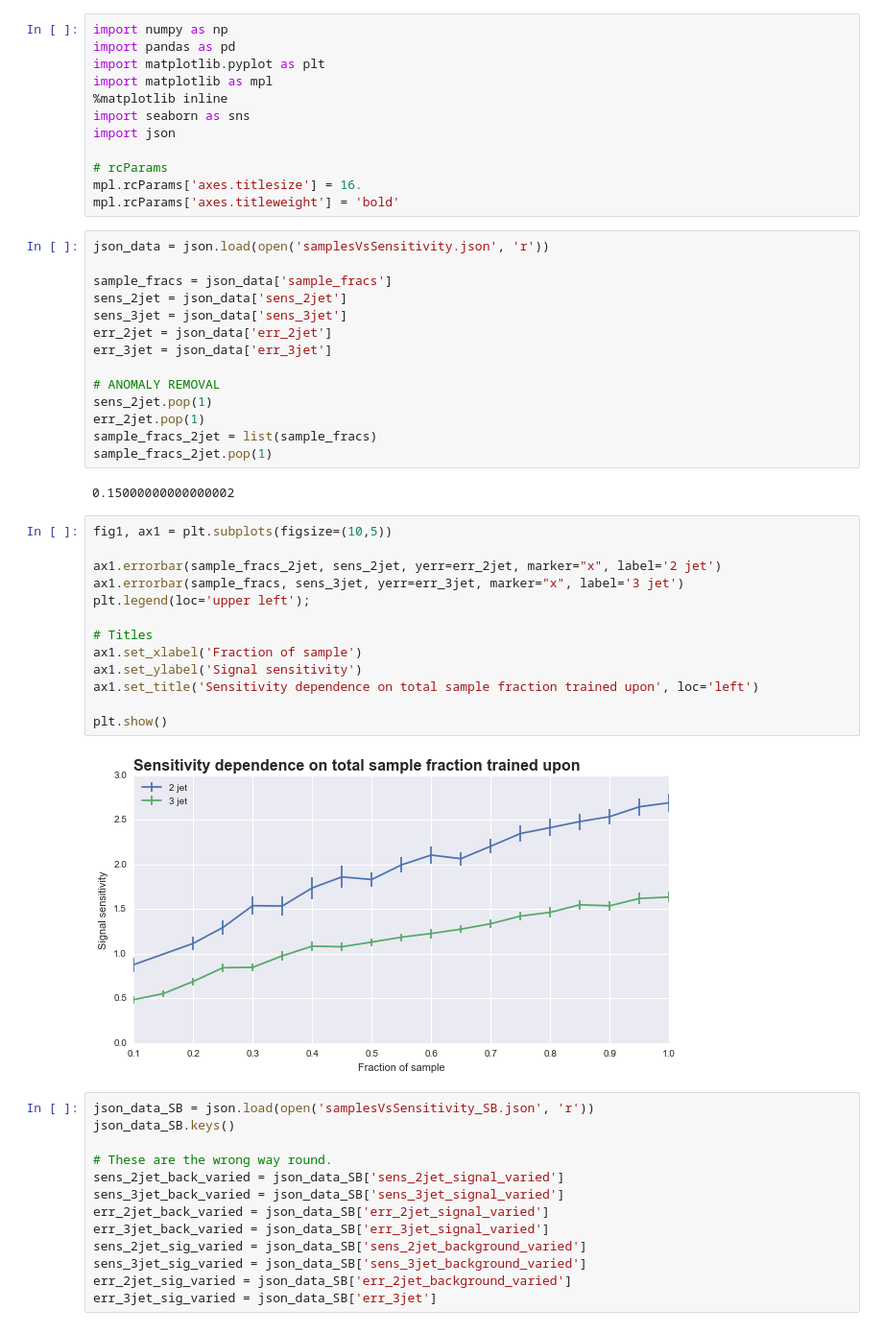
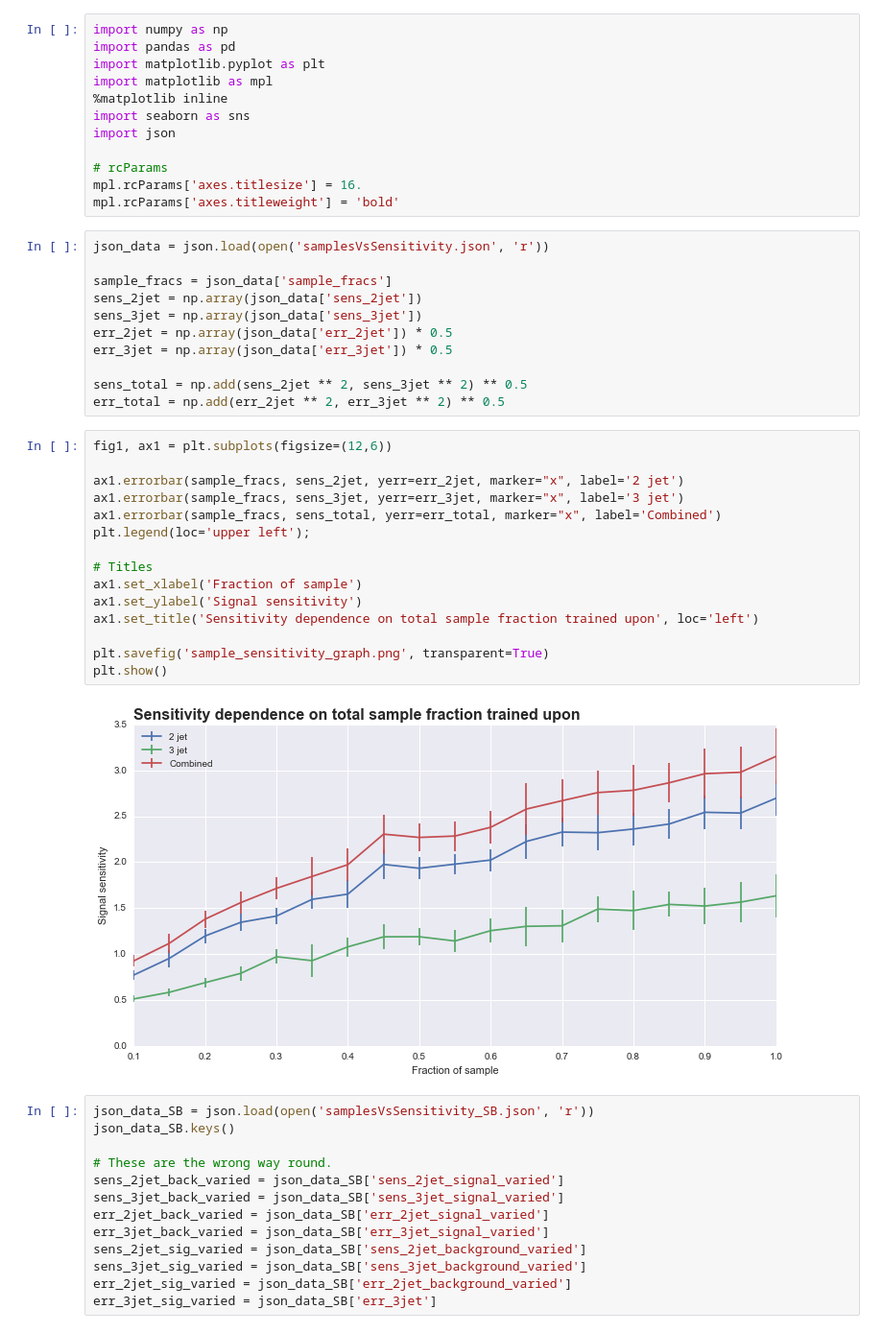
Before and after one commit to jimpala/msci-hep, a Jupyter notebook: skl_analysis/SampleVsSensitivity.ipynb, the cells around one changed output. Shown at 96% size. Saved outputs shown, nothing was run; the diff lists cells and outputs as text.

```diff
--- a/skl_analysis/SampleVsSensitivity.ipynb
+++ b/skl_analysis/SampleVsSensitivity.ipynb
@@ -14,33 +14,30 @@ mpl.rcParams['axes.titleweight'] = 'bold'
 json_data = json.load(open('samplesVsSensitivity.json', 'r'))
 
 sample_fracs = json_data['sample_fracs']
-sens_2jet = json_data['sens_2jet']
-sens_3jet = json_data['sens_3jet']
-err_2jet = json_data['err_2jet']
-err_3jet = json_data['err_3jet']
+sens_2jet = np.array(json_data['sens_2jet'])
+sens_3jet = np.array(json_data['sens_3jet'])
+err_2jet = np.array(json_data['err_2jet']) * 0.5
+err_3jet = np.array(json_data['err_3jet']) * 0.5
 
-# ANOMALY REMOVAL
-sens_2jet.pop(1)
-err_2jet.pop(1)
-sample_fracs_2jet = list(sample_fracs)
-sample_fracs_2jet.pop(1)
+sens_total = np.add(sens_2jet ** 2, sens_3jet ** 2) ** 0.5
+err_total = np.add(err_2jet ** 2, err_3jet ** 2) ** 0.5
-# %% [output]
-0.15000000000000002
 # %%
-fig1, ax1 = plt.subplots(figsize=(10,5))
+fig1, ax1 = plt.subplots(figsize=(12,6))
 
-ax1.errorbar(sample_fracs_2jet, sens_2jet, yerr=err_2jet, marker="x", label='2 jet')
+ax1.errorbar(sample_fracs, sens_2jet, yerr=err_2jet, marker="x", label='2 jet')
 ax1.errorbar(sample_fracs, sens_3jet, yerr=err_3jet, marker="x", label='3 jet')
+ax1.errorbar(sample_fracs, sens_total, yerr=err_total, marker="x", label='Combined')
 plt.legend(loc='upper left');
 
 # Titles
 ax1.set_xlabel('Fraction of sample')
 ax1.set_ylabel('Signal sensitivity')
 ax1.set_title('Sensitivity dependence on total sample fraction trained upon', loc='left')
 
+plt.savefig('sample_sensitivity_graph.png', transparent=True)
 plt.show()
 # %% [output]
-[figure, old version]
+[figure, new version]
 # %%
 json_data_SB = json.load(open('samplesVsSensitivity_SB.json', 'r'))
 json_data_SB.keys()
```
Also changed, not shown: parts of 1 cell of this notebook, 3 other files.
